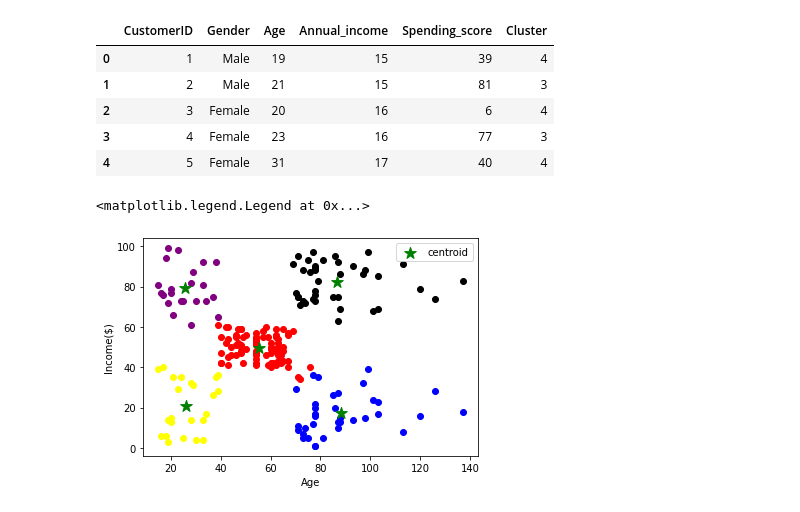
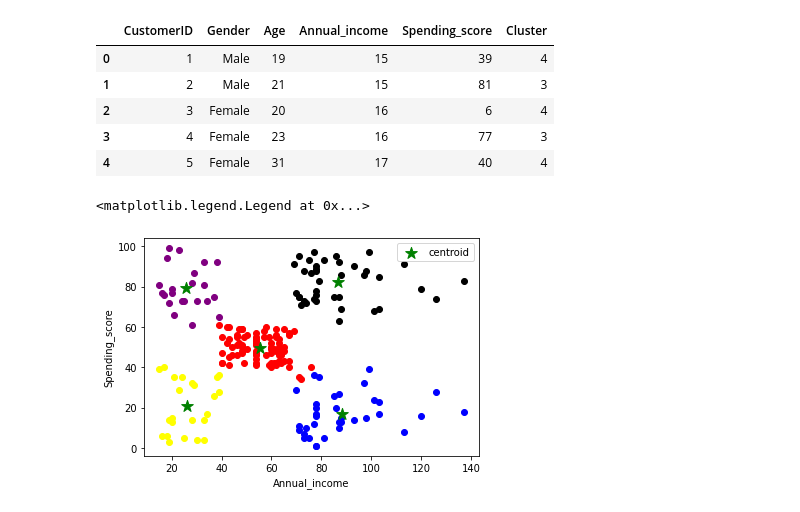
Before and after one commit to Akshay1781/customer-segmentation-using-k-means-clustering-, a Jupyter notebook: Customer_Segmentation_using_k_means_Clustering.ipynb, the cells around one changed output. Cells and saved outputs as stored; diff of their text form; code cells hidden in the pictures.

```diff
--- a/Customer_Segmentation_using_k_means_Clustering.ipynb
+++ b/Customer_Segmentation_using_k_means_Clustering.ipynb
@@ -169,20 +169,20 @@ df.head()
 # %%
 df1 = df[df['Cluster'] == 0]
 df2 = df[df['Cluster'] == 1]
 df3 = df[df['Cluster'] == 2]
 df4 = df[df['Cluster'] == 3]
 df5 = df[df['Cluster'] == 4]
 
 plt.scatter(df1.Annual_income, df1['Spending_score'], color='blue')
 plt.scatter(df2.Annual_income, df2['Spending_score'], color='red')
 plt.scatter(df3.Annual_income, df3['Spending_score'], color='black')
 plt.scatter(df4.Annual_income, df4['Spending_score'], color='purple')
 plt.scatter(df5.Annual_income, df5['Spending_score'], color='yellow')
 plt.scatter(kmeans.cluster_centers_[:,0],kmeans.cluster_centers_[:,1],color='green',s=150,marker='*',label='centroid')
 
-plt.xlabel('Age')
-plt.ylabel('Income($)')
+plt.xlabel('Annual_income')
+plt.ylabel('Spending_score')
 plt.legend()
 # %% [output]
 <matplotlib.legend.Legend at 0x...>
-[figure, old version]
+[figure, new version]
```
Also changed, not shown: parts of 1 cell of this notebook.
